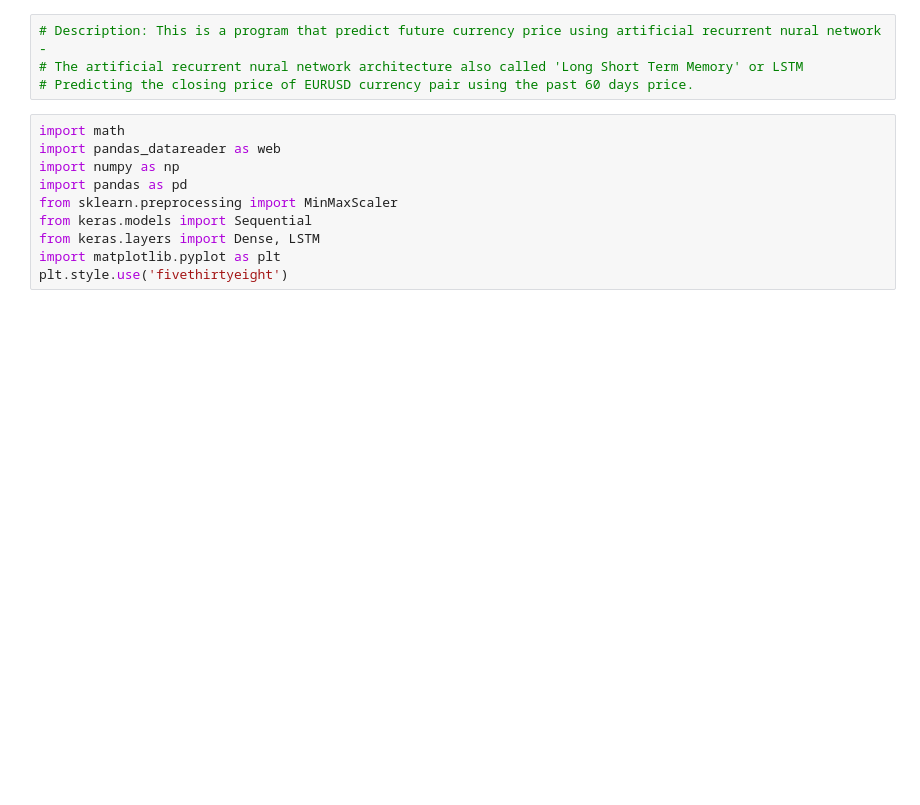
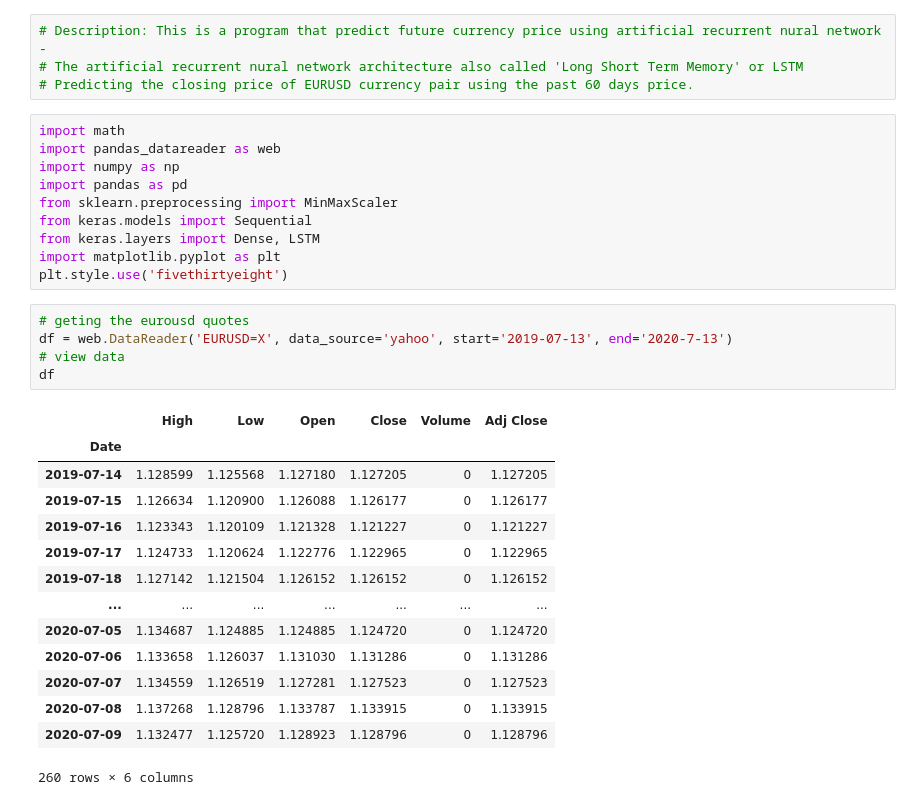
Before and after one commit to abidshafee/google.colaboratory_project, a Jupyter notebook: EurUsd_price_prediction.ipynb, the cells around one changed output. Saved outputs shown, nothing was run; the diff lists cells and outputs as text; blank space fills up the shorter version.

```diff
--- a/EurUsd_price_prediction.ipynb
+++ b/EurUsd_price_prediction.ipynb
@@ -14,3 +14,23 @@ from keras.models import Sequential
 from keras.layers import Dense, LSTM
 import matplotlib.pyplot as plt
 plt.style.use('fivethirtyeight')
+# %%
+# geting the eurousd quotes
+df = web.DataReader('EURUSD=X', data_source='yahoo', start='2019-07-13', end='2020-7-13')
+# view data
+df
+# %% [output]
+|  | High | Low | Open | Close | Volume | Adj Close |
+| Date |  |  |  |  |  |  |
+| 2019-07-14 | 1.128599 | 1.125568 | 1.127180 | 1.127205 | 0 | 1.127205 |
+| 2019-07-15 | 1.126634 | 1.120900 | 1.126088 | 1.126177 | 0 | 1.126177 |
+| 2019-07-16 | 1.123343 | 1.120109 | 1.121328 | 1.121227 | 0 | 1.121227 |
+| 2019-07-17 | 1.124733 | 1.120624 | 1.122776 | 1.122965 | 0 | 1.122965 |
+| 2019-07-18 | 1.127142 | 1.121504 | 1.126152 | 1.126152 | 0 | 1.126152 |
+| ... | ... | ... | ... | ... | ... | ... |
+| 2020-07-05 | 1.134687 | 1.124885 | 1.124885 | 1.124720 | 0 | 1.124720 |
+| 2020-07-06 | 1.133658 | 1.126037 | 1.131030 | 1.131286 | 0 | 1.131286 |
+| 2020-07-07 | 1.134559 | 1.126519 | 1.127281 | 1.127523 | 0 | 1.127523 |
+| 2020-07-08 | 1.137268 | 1.128796 | 1.133787 | 1.133915 | 0 | 1.133915 |
+| 2020-07-09 | 1.132477 | 1.125720 | 1.128923 | 1.128796 | 0 | 1.128796 |
+260 rows × 6 columns
```
Also changed, not shown: parts of 2 cells of this notebook.
